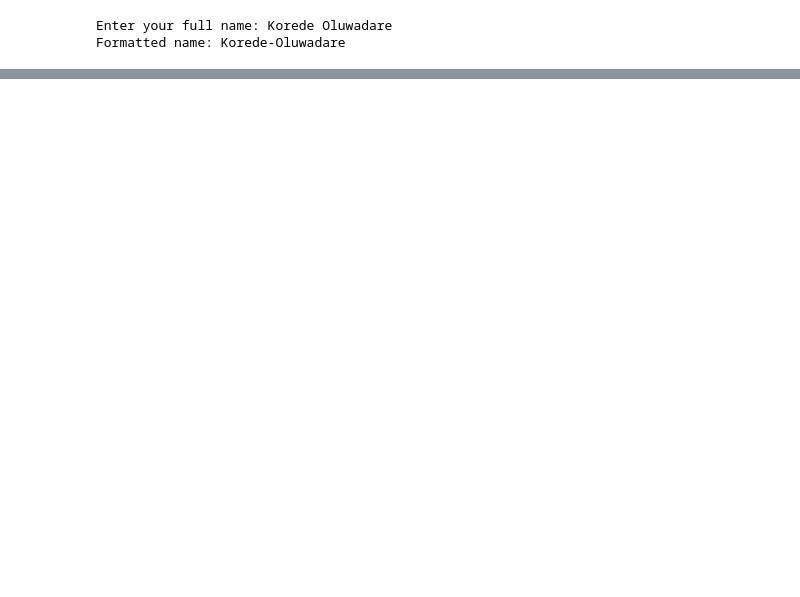
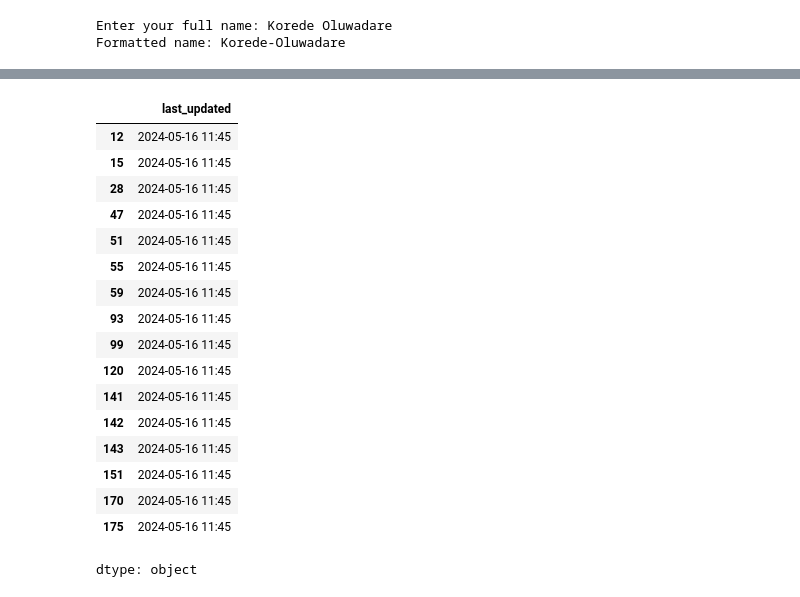
Before and after one commit to KoreDare/Python_Bootcamp, a Jupyter notebook: Python_Basics.ipynb, the cells around one changed output, grey strips where cells are left out. Cells and saved outputs as stored; diff of their text form; code cells hidden in the pictures; blank space fills up the shorter version.

```diff
--- a/Python_Basics.ipynb
+++ b/Python_Basics.ipynb
@@ -670,0 +773,21 @@ Formatted name: Korede-Oluwadare
+# %%
+df['last_updated'][df['condition_text']=='Sunny'][df['last_updated']=='2024-05-16 11:45']
+# %% [output]
+|  | last_updated |
+| 12 | 2024-05-16 11:45 |
+| 15 | 2024-05-16 11:45 |
+| 28 | 2024-05-16 11:45 |
+| 47 | 2024-05-16 11:45 |
+| 51 | 2024-05-16 11:45 |
+| 55 | 2024-05-16 11:45 |
+| 59 | 2024-05-16 11:45 |
+| 93 | 2024-05-16 11:45 |
+| 99 | 2024-05-16 11:45 |
+| 120 | 2024-05-16 11:45 |
+| 141 | 2024-05-16 11:45 |
+| 142 | 2024-05-16 11:45 |
+| 143 | 2024-05-16 11:45 |
+| 151 | 2024-05-16 11:45 |
+| 170 | 2024-05-16 11:45 |
+| 175 | 2024-05-16 11:45 |
+dtype: object
```
Also changed, not shown: parts of 17 cells of this notebook.
